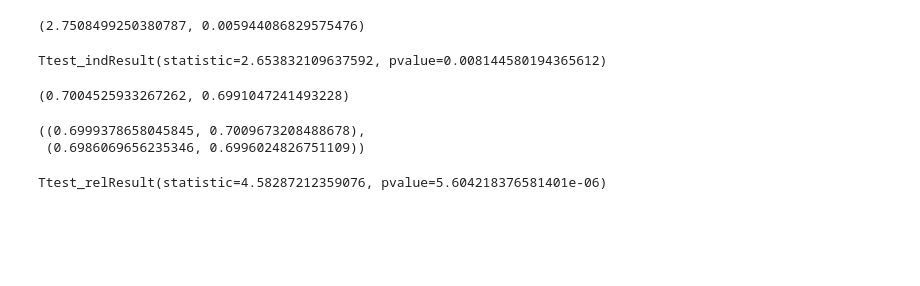
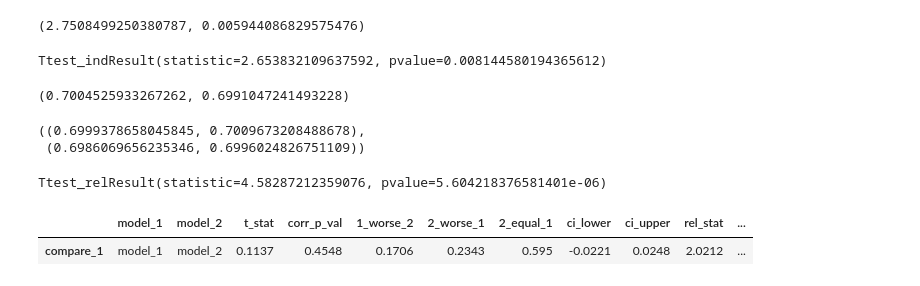
Before and after one commit to pankratozzi/ML_pet_projects, a Jupyter notebook: classification/blacksheets/churn-feature-engineering-and-baseline.ipynb, the cells around one changed output. Drawn from its saved outputs; the diff is of its cells as text; code cells hidden in the pictures; blank space fills up the shorter version.

Commit message:
stat tests

```diff
--- a/classification/blacksheets/churn-feature-engineering-and-baseline.ipynb
+++ b/classification/blacksheets/churn-feature-engineering-and-baseline.ipynb
@@ -1703,0 +1780,5 @@ Ttest_relResult(statistic=4.58287212359076, pvalue=5.604218376581401e-06)
+# %%
+compare_models([oof_preds, oof_predsd], y, accuracy_score, len(X), len(oof_preds), sample=589)
+# %% [output]
+|  | model_1 | model_2 | t_stat | corr_p_val | 1_worse_2 | 2_worse_1 | 2_equal_1 | ci_lower | ci_upper | rel_stat | ... |
+| compare_1 | model_1 | model_2 | 0.1137 | 0.4548 | 0.1706 | 0.2343 | 0.595 | -0.0221 | 0.0248 | 2.0212 | ... |
```
Also changed, not shown: parts of 3 cells of this notebook.
